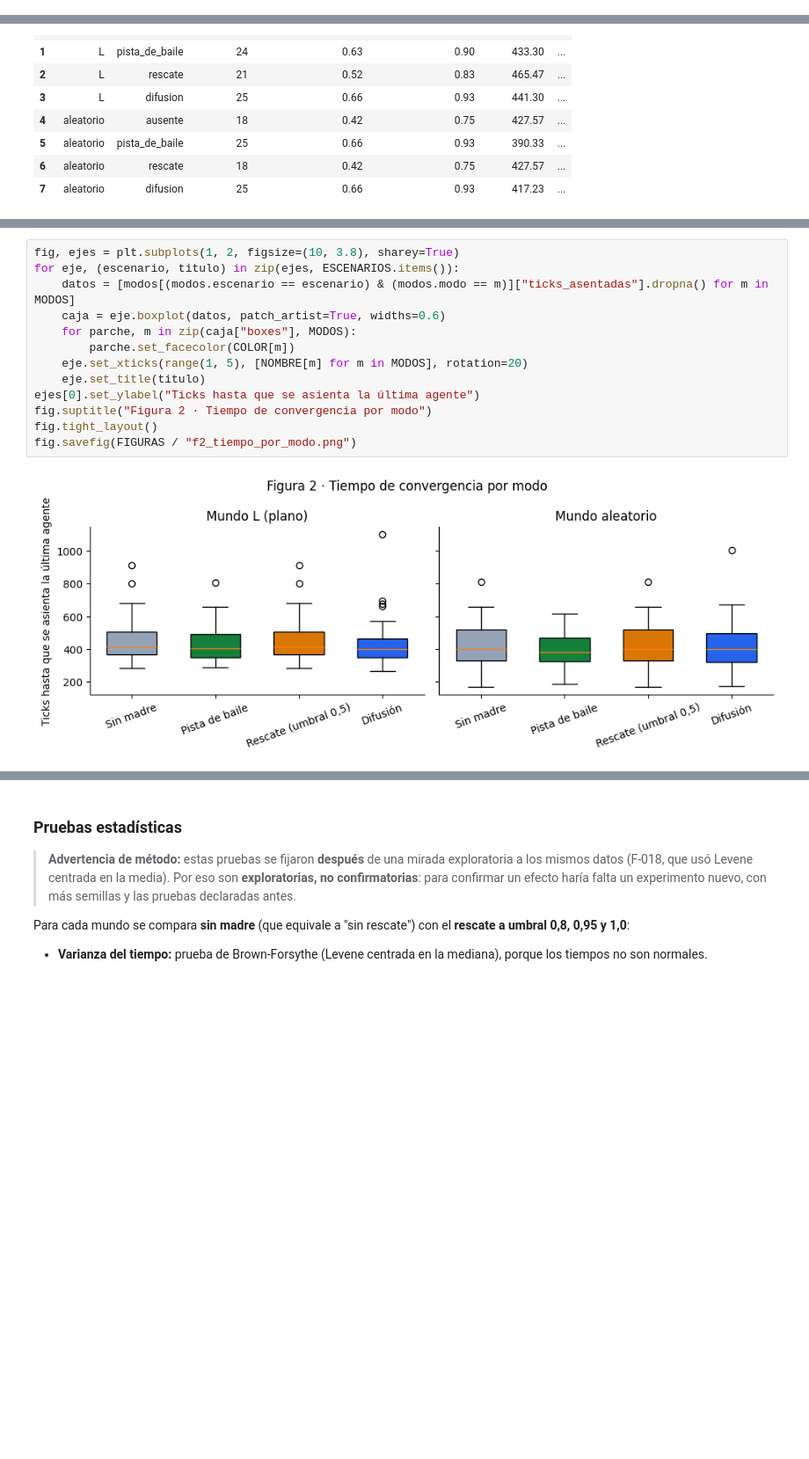
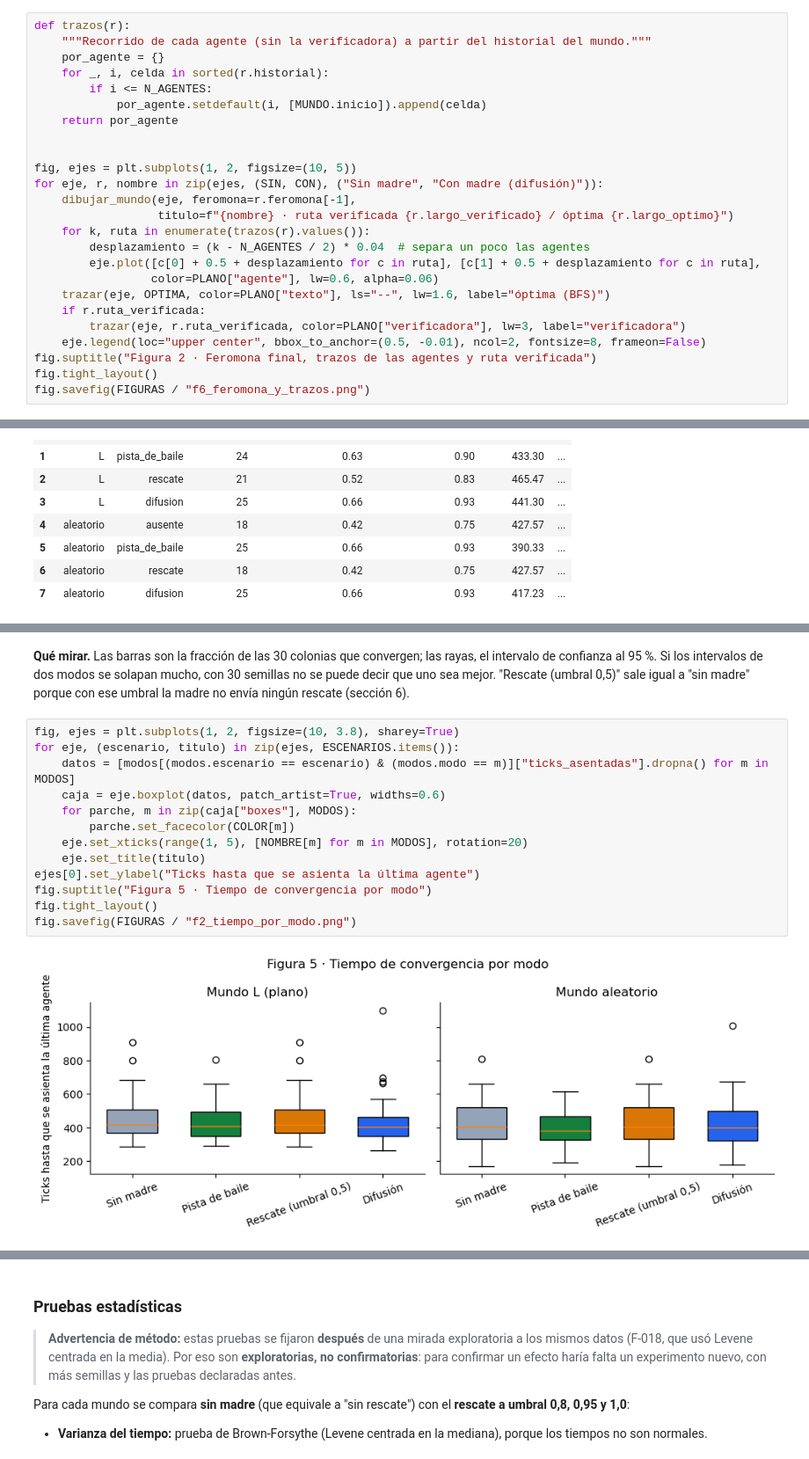
Before and after one commit to ensayos-aaad/ACO-test, a Jupyter notebook: gemelo/notebooks/analisis.ipynb, the cells around one changed output, grey strips where cells are left out. Shown at 88% size. Cells and saved outputs as stored; diff of their text form; blank space fills up the shorter version.

```diff
--- a/gemelo/notebooks/analisis.ipynb
+++ b/gemelo/notebooks/analisis.ipynb
@@ -51,0 +174,25 @@ modos: 240 ensayos · rescate: 240 ensayos
+# %%
+def trazos(r):
+    """Recorrido de cada agente (sin la verificadora) a partir del historial del mundo."""
+    por_agente = {}
+    for _, i, celda in sorted(r.historial):
+        if i <= N_AGENTES:
+            por_agente.setdefault(i, [MUNDO.inicio]).append(celda)
+    return por_agente
+
+
+fig, ejes = plt.subplots(1, 2, figsize=(10, 5))
+for eje, r, nombre in zip(ejes, (SIN, CON), ("Sin madre", "Con madre (difusión)")):
+    dibujar_mundo(eje, feromona=r.feromona[-1],
+                  titulo=f"{nombre} · ruta verificada {r.largo_verificado} / óptima {r.largo_optimo}")
+    for k, ruta in enumerate(trazos(r).values()):
+        desplazamiento = (k - N_AGENTES / 2) * 0.04  # separa un poco las agentes
+        eje.plot([c[0] + 0.5 + desplazamiento for c in ruta], [c[1] + 0.5 + desplazamiento for c in ruta],
+                 color=PLANO["agente"], lw=0.6, alpha=0.06)
+    trazar(eje, OPTIMA, color=PLANO["texto"], ls="--", lw=1.6, label="óptima (BFS)")
+    if r.ruta_verificada:
+        trazar(eje, r.ruta_verificada, color=PLANO["verificadora"], lw=3, label="verificadora")
+    eje.legend(loc="upper center", bbox_to_anchor=(0.5, -0.01), ncol=2, fontsize=8, frameon=False)
+fig.suptitle("Figura 2 · Feromona final, trazos de las agentes y ruta verificada")
+fig.tight_layout()
+fig.savefig(FIGURAS / "f6_feromona_y_trazos.png")
@@ -88,15 +302,17 @@ fig.savefig(FIGURAS / "f1_convergencia_por_modo.png")
+# %% [markdown]
+**Qué mirar.** Las barras son la fracción de las 30 colonias que convergen; las rayas, el intervalo de confianza al 95 %. Si los intervalos de dos modos se solapan mucho, con 30 semillas no se puede decir que uno sea mejor. "Rescate (umbral 0,5)" sale igual a "sin madre" porque con ese umbral la madre no envía ningún rescate (sección 6).
 # %%
 fig, ejes = plt.subplots(1, 2, figsize=(10, 3.8), sharey=True)
 for eje, (escenario, titulo) in zip(ejes, ESCENARIOS.items()):
     datos = [modos[(modos.escenario == escenario) & (modos.modo == m)]["ticks_asentadas"].dropna() for m in MODOS]
     caja = eje.boxplot(datos, patch_artist=True, widths=0.6)
     for parche, m in zip(caja["boxes"], MODOS):
         parche.set_facecolor(COLOR[m])
     eje.set_xticks(range(1, 5), [NOMBRE[m] for m in MODOS], rotation=20)
     eje.set_title(titulo)
 ejes[0].set_ylabel("Ticks hasta que se asienta la última agente")
-fig.suptitle("Figura 2 · Tiempo de convergencia por modo")
+fig.suptitle("Figura 5 · Tiempo de convergencia por modo")
 fig.tight_layout()
 fig.savefig(FIGURAS / "f2_tiempo_por_modo.png")
 # %% [output]
-[figure, old version]
+[figure, new version]
```
Also changed, not shown: parts of 27 cells of this notebook, 26 other files.
